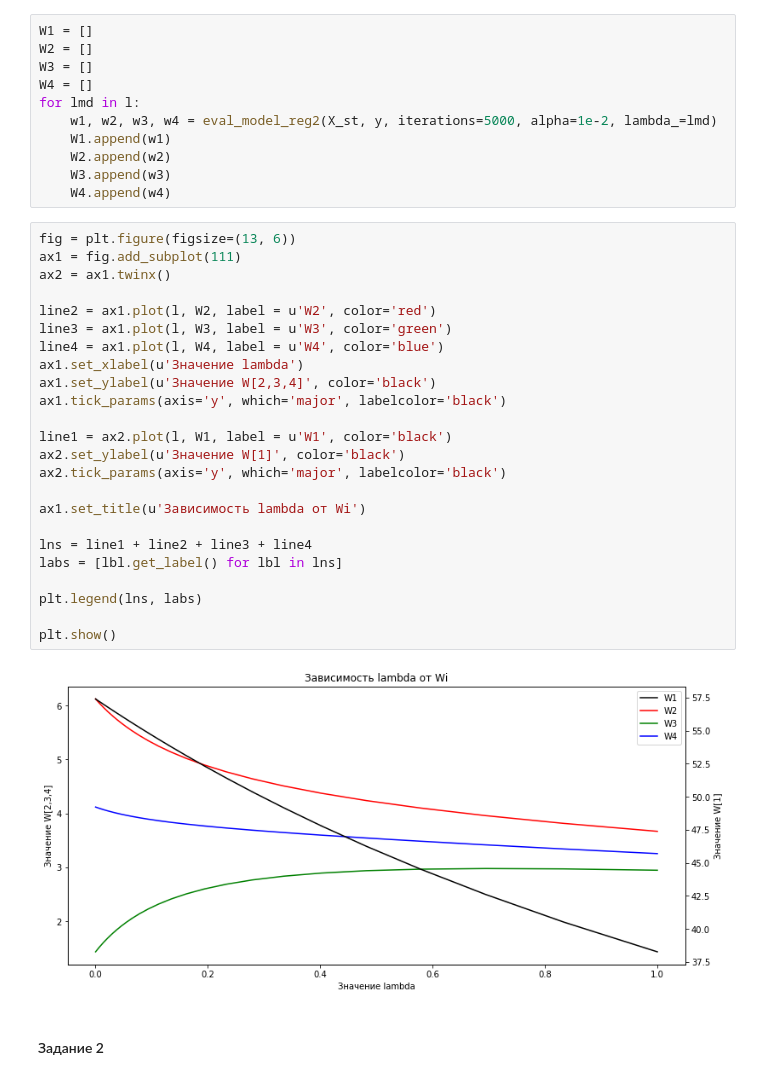
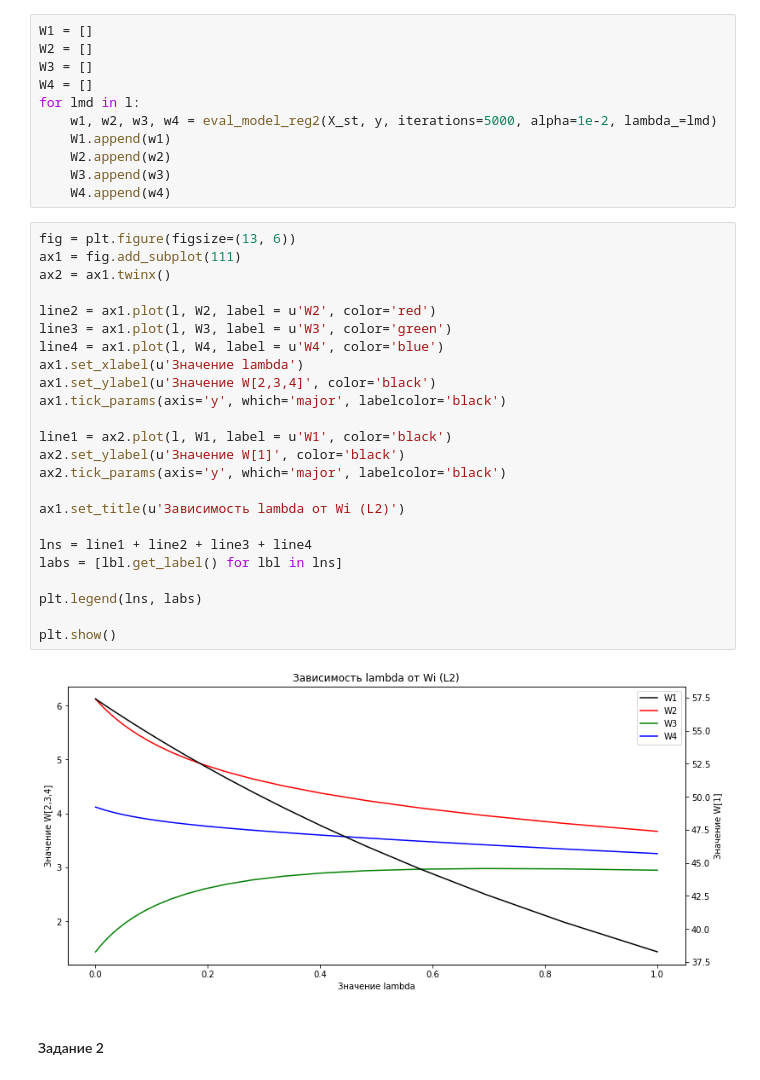
Before and after one commit to superbe/DataAnalysisAlgorithms, a Jupyter notebook: Lesson 2.ipynb, the cells around one changed output. Drawn from its saved outputs; the diff is of its cells as text.

```diff
--- a/Lesson 2.ipynb
+++ b/Lesson 2.ipynb
@@ -69,29 +69,29 @@ for lmd in l:
 # %%
 fig = plt.figure(figsize=(13, 6))
 ax1 = fig.add_subplot(111)
 ax2 = ax1.twinx()
 
 line2 = ax1.plot(l, W2, label = u'W2', color='red')
 line3 = ax1.plot(l, W3, label = u'W3', color='green')
 line4 = ax1.plot(l, W4, label = u'W4', color='blue')
 ax1.set_xlabel(u'Значение lambda')
 ax1.set_ylabel(u'Значение W[2,3,4]', color='black')
 ax1.tick_params(axis='y', which='major', labelcolor='black')
 
 line1 = ax2.plot(l, W1, label = u'W1', color='black')
 ax2.set_ylabel(u'Значение W[1]', color='black')
 ax2.tick_params(axis='y', which='major', labelcolor='black')
 
-ax1.set_title(u'Зависимость lambda от Wi')
+ax1.set_title(u'Зависимость lambda от Wi (L2)')
 
 lns = line1 + line2 + line3 + line4
 labs = [lbl.get_label() for lbl in lns]
 
 plt.legend(lns, labs)
 
 plt.show()
 # %% [output]
-[figure, old version]
+[figure, new version]
 # %% [markdown]
 #### Задание 2
 # %% [markdown]
```
Also changed, not shown: parts of 5 cells of this notebook.
